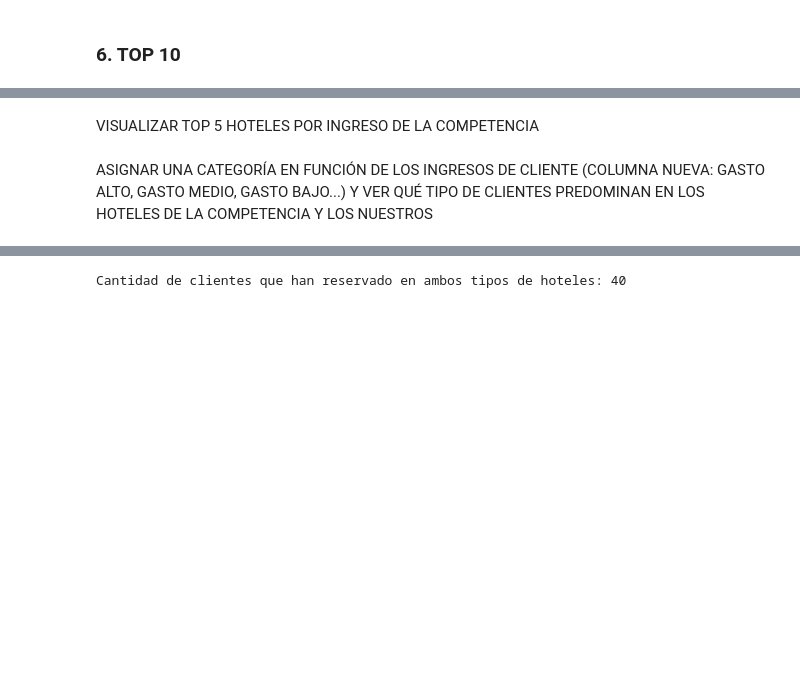
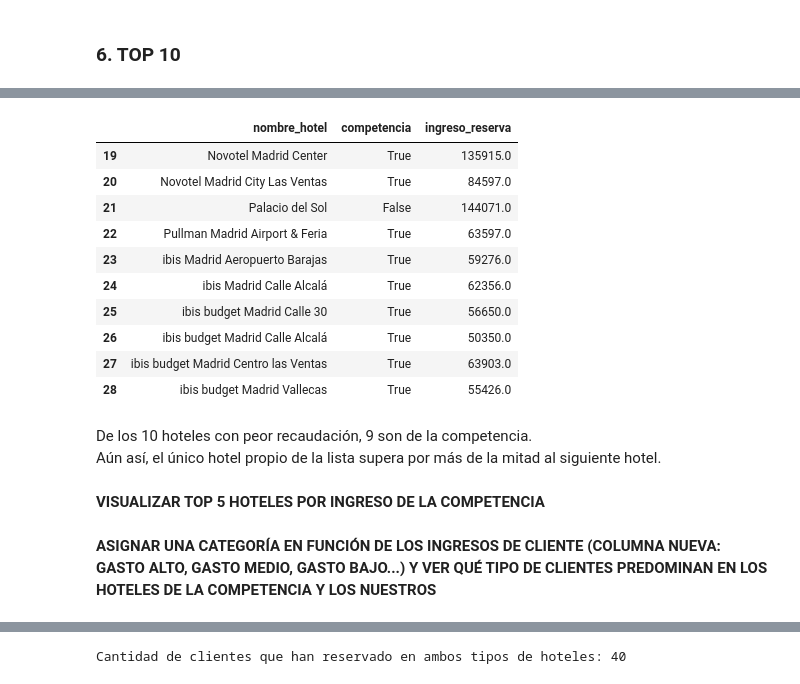
Before and after one commit to Vic4s/ETL_Hoteles, a Jupyter notebook: notebooks_final/graficos_final.ipynb, the cells around one changed output, grey strips where cells are left out. Cells and saved outputs as stored; diff of their text form; code cells hidden in the pictures; blank space fills up the shorter version.

```diff
--- a/notebooks_final/graficos_final.ipynb
+++ b/notebooks_final/graficos_final.ipynb
@@ -261 +330,16 @@ VERIFICAR SI LOS 10 HOTELES SON PROPIOS O DE LA COMPETENCIA
+# %%
+df_low10_hoteles = ingresos_hoteles.tail(10)
+df_low10_hoteles
+# %% [output]
+|  | nombre_hotel | competencia | ingreso_reserva |
+| 19 | Novotel Madrid Center | True | 135915.0 |
+| 20 | Novotel Madrid City Las Ventas | True | 84597.0 |
+| 21 | Palacio del Sol | False | 144071.0 |
+| 22 | Pullman Madrid Airport & Feria | True | 63597.0 |
+| 23 | ibis Madrid Aeropuerto Barajas | True | 59276.0 |
+| 24 | ibis Madrid Calle Alcalá | True | 62356.0 |
+| 25 | ibis budget Madrid Calle 30 | True | 56650.0 |
+| 26 | ibis budget Madrid Calle Alcalá | True | 50350.0 |
+| 27 | ibis budget Madrid Centro las Ventas | True | 63903.0 |
+| 28 | ibis budget Madrid Vallecas | True | 55426.0 |
 # %%
@@ -273,3 +355,6 @@ fig = px.bar(ingresos_hoteles,
             )
 
 fig.show()
+# %% [markdown]
+De los 10 hoteles con peor recaudación, 9 son de la competencia.
+Aún así, el único hotel propio de la lista supera por más de la mitad al siguiente hotel.
@@ -276,7 +378,7 @@ fig.show()
 # %% [markdown]
-VISUALIZAR TOP 5 HOTELES POR INGRESO DE LA COMPETENCIA
+**VISUALIZAR TOP 5 HOTELES POR INGRESO DE LA COMPETENCIA**
 # %% [markdown]
-ASIGNAR UNA CATEGORÍA EN FUNCIÓN DE LOS INGRESOS DE CLIENTE (COLUMNA NUEVA:  GASTO ALTO, GASTO MEDIO, GASTO BAJO...) Y VER QUÉ TIPO DE CLIENTES PREDOMINAN EN LOS HOTELES DE LA COMPETENCIA Y LOS NUESTROS
+**ASIGNAR UNA CATEGORÍA EN FUNCIÓN DE LOS INGRESOS DE CLIENTE (COLUMNA NUEVA:  GASTO ALTO, GASTO MEDIO, GASTO BAJO...) Y VER QUÉ TIPO DE CLIENTES PREDOMINAN EN LOS HOTELES DE LA COMPETENCIA Y LOS NUESTROS**
 # %%
 gasto_por_cliente = df_final.groupby("id_cliente")["ingreso_reserva"].sum().reset_index()
 
```
Also changed, not shown: parts of 20 cells of this notebook, 1 other file.
